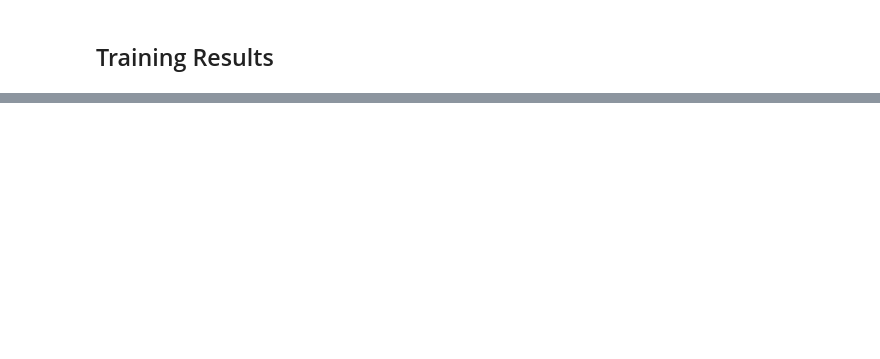
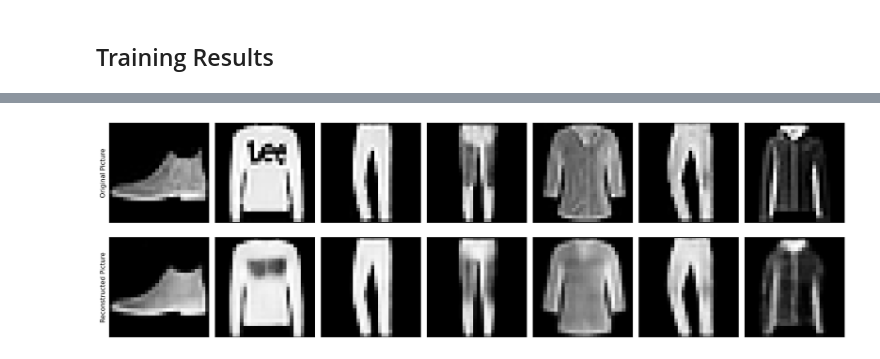
Before and after one commit to Martin-Labenne/fashion-mnist-clusturing, a Jupyter notebook: autoencoder.ipynb, the cells around one changed output, grey strips where cells are left out. Drawn from its saved outputs; the diff is of its cells as text; code cells hidden in the pictures; blank space fills up the shorter version.

```diff
--- a/autoencoder.ipynb
+++ b/autoencoder.ipynb
@@ -316,2 +316,26 @@ After 10 epochs, all models demonstrate strong capability in compressing images
 The best-performing model is cae_80, closely followed by ae_80 and cae_20.
 These graphs highlight the significant impact of model complexity on performance when embedding in small spaces, while its effect diminishes in higher-dimensional spaces. However, a more complex model increases training time per epoch and sometimes requires a larger volume of data to converge.
+# %%
+images = processed_test_images[0:7]
+images_predicted = cae_80.predict(images)
+
+fig, axs = plt.subplots(2, 7, figsize=(18, 6))  # 2 rows, 7 column
+
+for i, (image, image_predicted) in enumerate(zip(images, images_predicted)):
+    axs[0, i].imshow(image, cmap='grey')
+    axs[1, i].imshow(image_predicted,  cmap='grey')
+
+    axs[0, i].tick_params(length=0)
+    axs[0, i].set_xticks([])
+    axs[0, i].set_yticks([])
+
+    axs[1, i].tick_params(length=0)
+    axs[1, i].set_xticks([])
+    axs[1, i].set_yticks([])
+
+axs[0, 0].set_ylabel('Original Picture', fontsize=11)
+axs[1, 0].set_ylabel('Reconstructed Picture', fontsize=11)
+
+plt.tight_layout()
+plt.show()
+# %% [output]
@@ -317,0 +343 @@ These graphs highlight the significant impact of model complexity on performance
+[figure, added]
```
Also changed, not shown: parts of 9 cells of this notebook.
